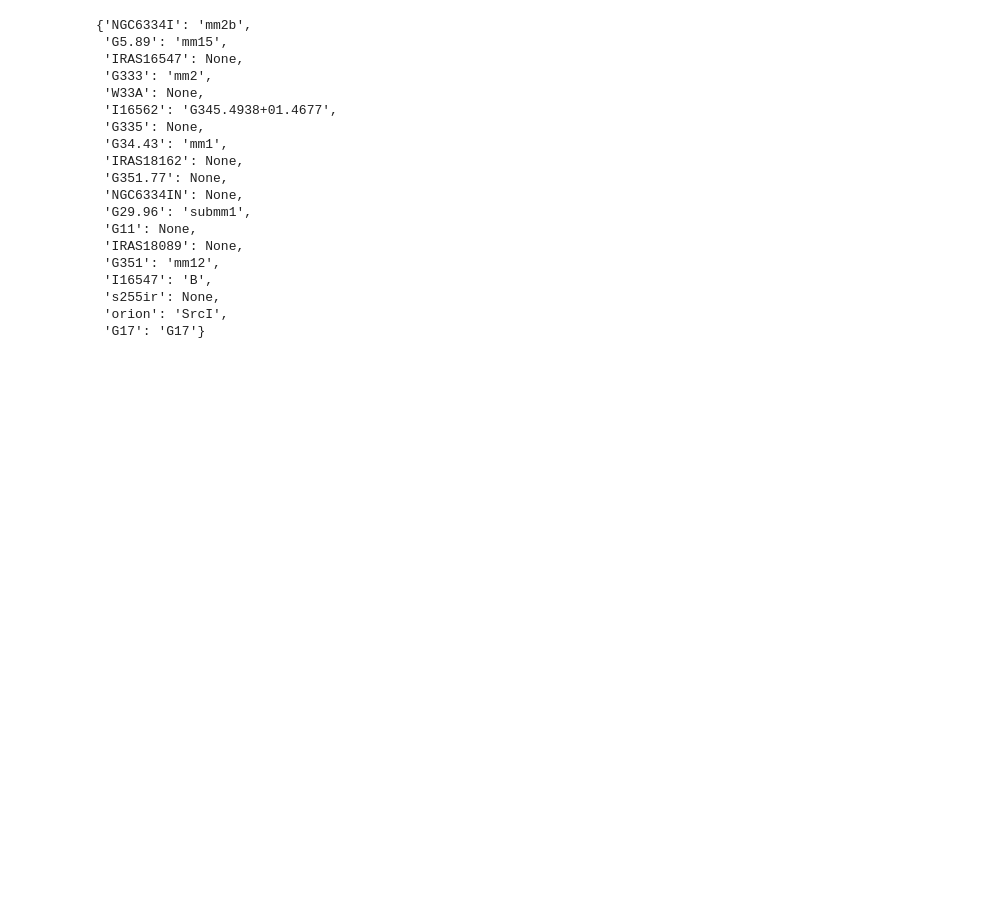
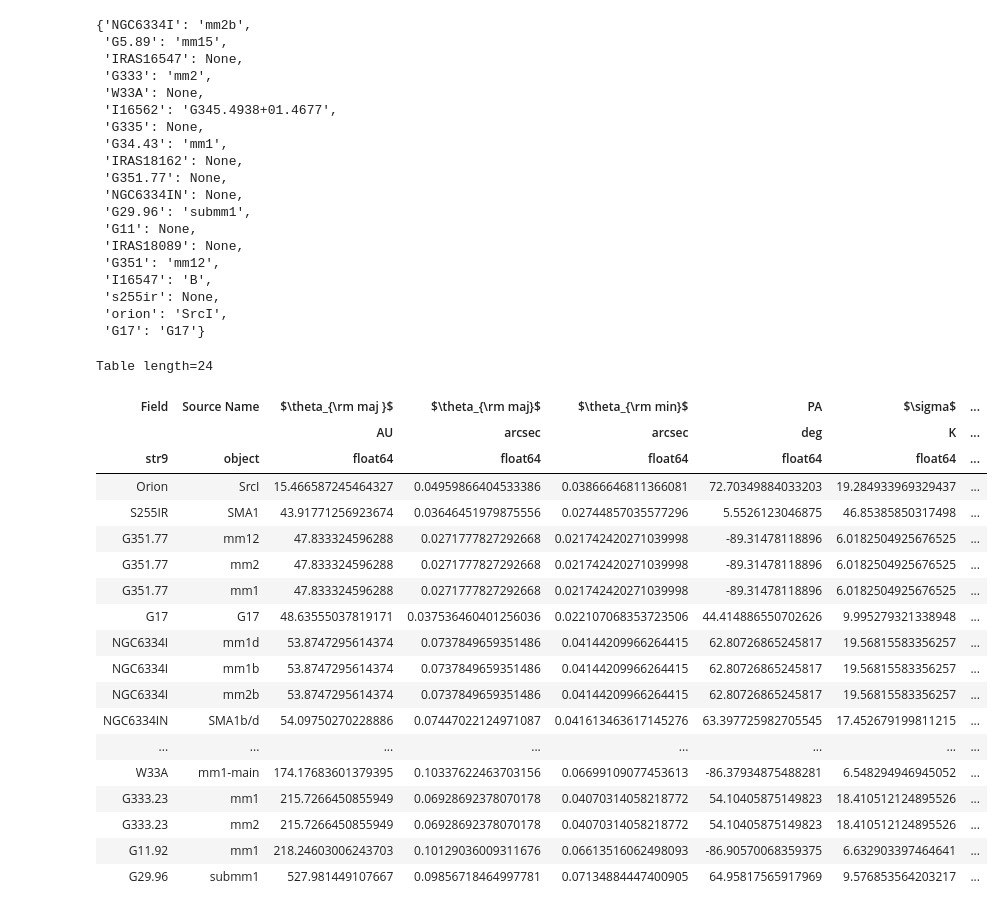
Before and after one commit to keflavich/saltmining, a Jupyter notebook: notebooks/SummarizeSanhueza.ipynb, the cells around one changed output. Drawn from its saved outputs; the diff is of its cells as text; code cells hidden in the pictures; blank space fills up the shorter version.

```diff
--- a/notebooks/SummarizeSanhueza.ipynb
+++ b/notebooks/SummarizeSanhueza.ipynb
@@ -703,7 +703,7 @@ textbl['Field'] = [field_mapping[row['field']] if row['field'] in field_mapping
 textbl['Source Name'] = [disk_name_mapping[f"{row['field']}_{row['disk']}"] for row in tbl]
 textbl = textbl[selrow]
 
-textbl[r'$\nu$ line'] = [nuline_dict[k1+k2]
+textbl[r'$v$ ref. line'] = [nuline_dict[k1+k2]
                          if k1+k2 in nuline_dict
                          else nuline_dict[k1]
                          if k1 in nuline_dict
@@ -720,32 +720,53 @@ distance_kpc = u.Quantity([float(x.strip(string.ascii_letters+"$^")) for x in te
 textbl[r"$\theta_{\rm maj }$"] = (distance_kpc * textbl[r"$\theta_{\rm min}$"].quantity).to(u.au, u.dimensionless_angles())
 
 assert 'G17' in textbl['Field']
 
 formats = {"$f(>5\sigma)$": lambda x: "{0:0.2f}".format(x),
            r"$N_{\rm beams}$": lambda x: f"{int(x):0d}",
            r"$\theta_{\rm min}$": lambda x: f"{x:0.3f}",
            r"$\theta_{\rm maj}$": lambda x: f"{x:0.3f}",
            r"$\theta_{\rm maj }$": lambda x: f"{int(round(x, -1)):0d}",
            "PA": lambda x: f"{x:0.1f}",
            r'$\sigma_{\rm avg}$': lambda x: f"{x:0.1f}",
            '$\sigma$': lambda x: f"{x:0.1f}",
           }
 
 textbl = textbl[['Field',
  'Source Name',
  '$\\theta_{\\rm maj }$',
  '$\\theta_{\\rm maj}$',
  '$\\theta_{\\rm min}$',
  'PA',
  '$\\sigma$',
  '$f(>5\\sigma)$',
  '$N_{\\rm beams}$',
  '$\\sigma_{\\rm avg}$',
  '$v$ ref. line',
  'Distance',
                 ]]
 textbl.sort(r"$\theta_{\rm maj }$")
 textbl.write('data_summary.tex', format='ascii.latex', formats=formats, latexdict=latexdict, overwrite=True)
 textbl
+# %% [output]
+Table length=24
+| Field | Source Name | $\theta_{\rm maj }$ | $\theta_{\rm maj}$ | $\theta_{\rm min}$ | PA | $\sigma$ | ... |
+|  |  | AU | arcsec | arcsec | deg | K | ... |
+| str9 | object | float64 | float64 | float64 | float64 | float64 | ... |
+| Orion | SrcI | 15.466587245464327 | 0.04959866404533386 | 0.03866646811366081 | 72.70349884033203 | 19.284933969329437 | ... |
+| S255IR | SMA1 | 43.91771256923674 | 0.03646451979875556 | 0.02744857035577296 | 5.5526123046875 | 46.85385850317498 | ... |
+| G351.77 | mm12 | 47.833324596288 | 0.0271777827292668 | 0.021742420271039998 | -89.31478118896 | 6.0182504925676525 | ... |
+| G351.77 | mm2 | 47.833324596288 | 0.0271777827292668 | 0.021742420271039998 | -89.31478118896 | 6.0182504925676525 | ... |
+| G351.77 | mm1 | 47.833324596288 | 0.0271777827292668 | 0.021742420271039998 | -89.31478118896 | 6.0182504925676525 | ... |
+| G17 | G17 | 48.63555037819171 | 0.037536460401256036 | 0.022107068353723506 | 44.414886550702626 | 9.995279321338948 | ... |
+| NGC6334I | mm1d | 53.8747295614374 | 0.0737849659351486 | 0.04144209966264415 | 62.80726865245817 | 19.56815583356257 | ... |
+| NGC6334I | mm1b | 53.8747295614374 | 0.0737849659351486 | 0.04144209966264415 | 62.80726865245817 | 19.56815583356257 | ... |
+| NGC6334I | mm2b | 53.8747295614374 | 0.0737849659351486 | 0.04144209966264415 | 62.80726865245817 | 19.56815583356257 | ... |
+| NGC6334IN | SMA1b/d | 54.09750270228886 | 0.07447022124971087 | 0.041613463617145276 | 63.397725982705545 | 17.452679199811215 | ... |
+| ... | ... | ... | ... | ... | ... | ... | ... |
+| W33A | mm1-main | 174.17683601379395 | 0.10337622463703156 | 0.06699109077453613 | -86.37934875488281 | 6.548294946945052 | ... |
+| G333.23 | mm1 | 215.7266450855949 | 0.06928692378070178 | 0.04070314058218772 | 54.10405875149823 | 18.410512124895526 | ... |
+| G333.23 | mm2 | 215.7266450855949 | 0.06928692378070178 | 0.04070314058218772 | 54.10405875149823 | 18.410512124895526 | ... |
+| G11.92 | mm1 | 218.24603006243703 | 0.10129036009311676 | 0.06613516062498093 | -86.90570068359375 | 6.632903397464641 | ... |
+| G29.96 | submm1 | 527.981449107667 | 0.09856718464997781 | 0.07134884447400905 | 64.95817565917969 | 9.576853564203217 | ... |
 # %%
 textbl.colnames
```
Also changed, not shown: parts of 4 cells of this notebook, 2 other files.
